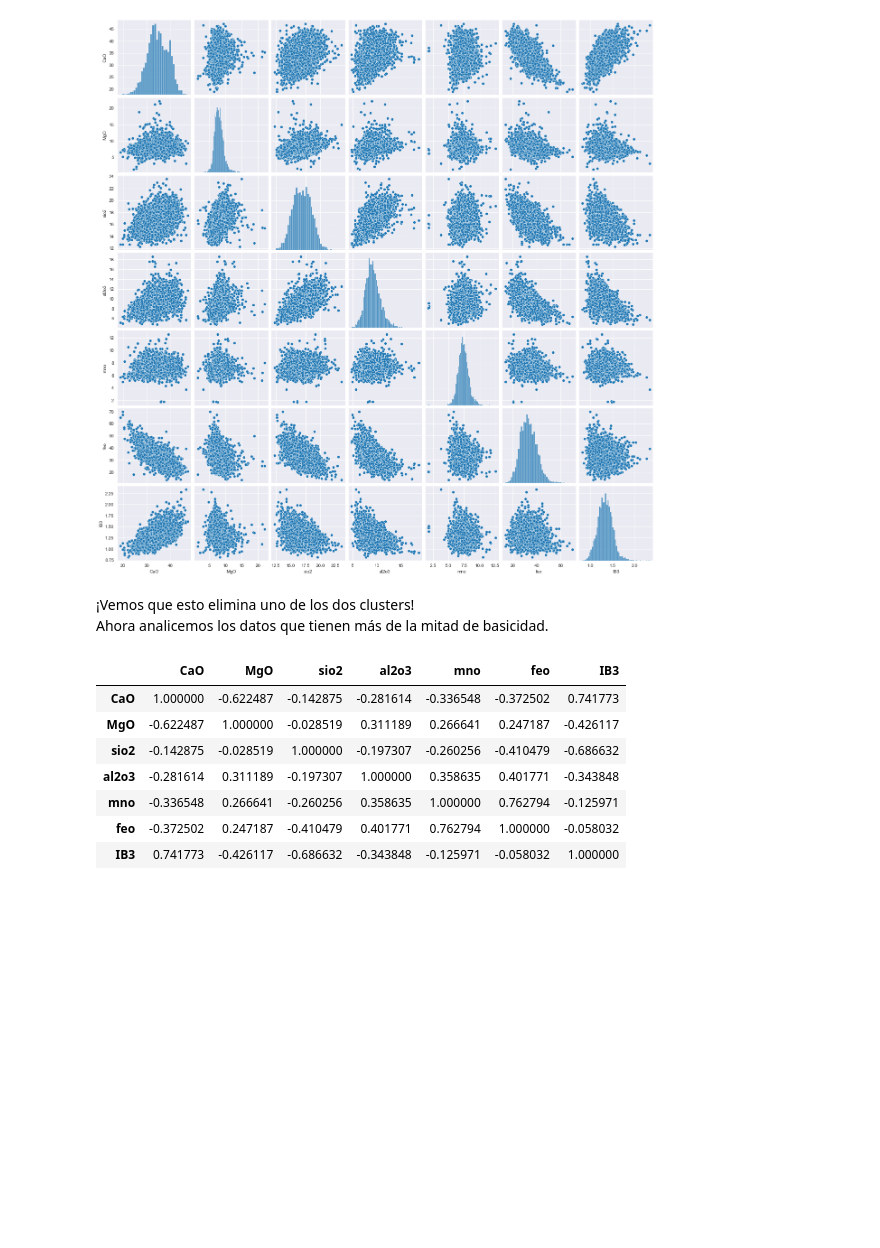
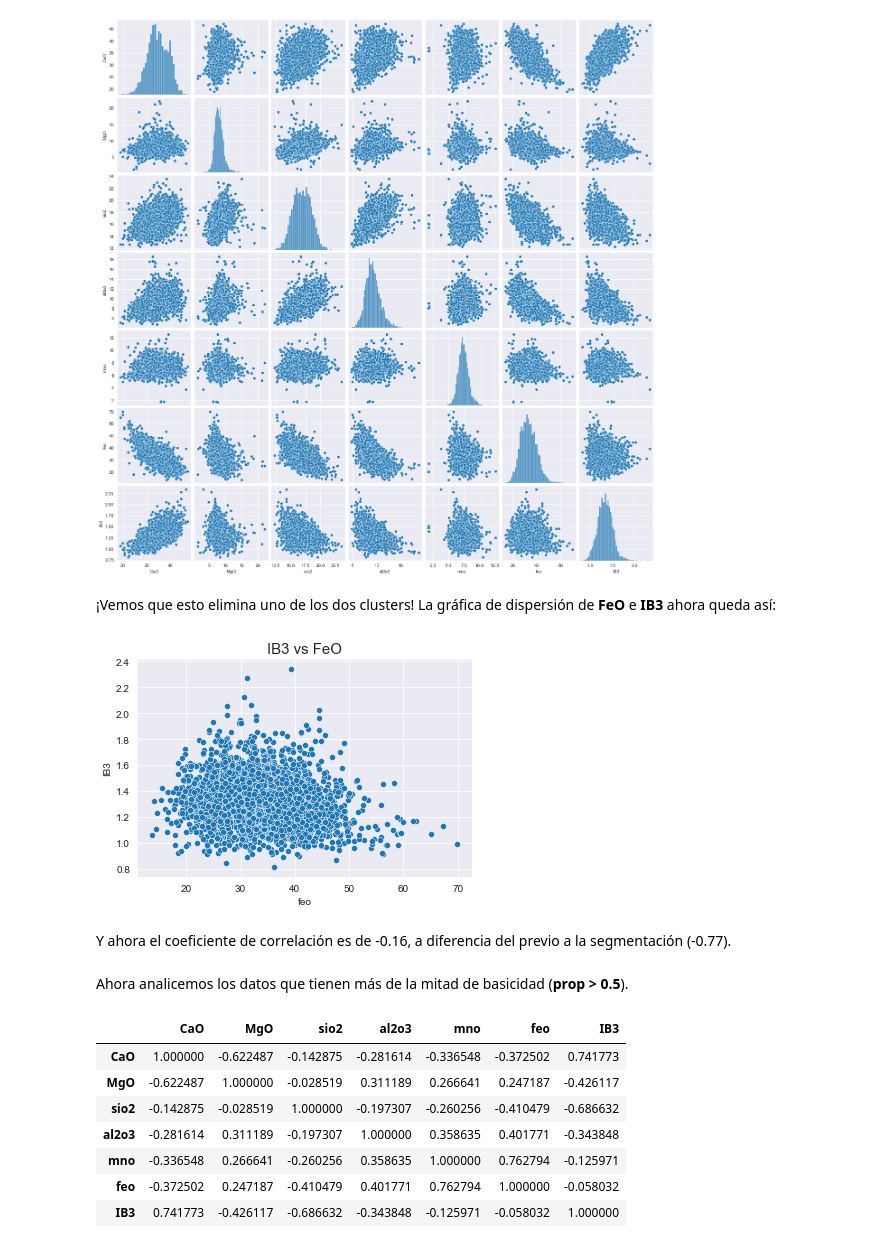
Before and after one commit to gutierrezrd90/assessment_deacero, a Jupyter notebook: Analysis.ipynb, the cells around one changed output. Drawn from its saved outputs; the diff is of its cells as text; code cells hidden in the pictures; blank space fills up the shorter version.

```diff
--- a/Analysis.ipynb
+++ b/Analysis.ipynb
@@ -547,8 +554,16 @@ sns.pairplot(df[df["prop"]<0.5][["CaO","MgO","sio2","al2o3","mno","feo","IB3"]])
 # %% [output]
 [figure]
 # %% [markdown]
-¡Vemos que esto elimina uno de los dos clusters!
-Ahora analicemos los datos que tienen más de la mitad de basicidad.
+¡Vemos que esto elimina uno de los dos clusters! La gráfica de dispersión de **FeO** e **IB3** ahora queda así:
+# %%
+p2 = sns.scatterplot(x=df[df["prop"]<0.5]['feo'], y=df[df["prop"]<0.5]['IB3'])
+p2.set_title('IB3 vs FeO', fontsize=15);
+# %% [output]
+[figure, added]
+# %% [markdown]
+Y ahora el coeficiente de correlación es de -0.16, a diferencia del previo a la segmentación (-0.77).
+# %% [markdown]
+Ahora analicemos los datos que tienen más de la mitad de basicidad (**prop > 0.5**).
 # %%
 matrix_correlation3 = df[df["prop"]>0.5][["CaO","MgO","sio2","al2o3","mno","feo","IB3"]].corr()
 matrix_correlation3
```
Also changed, not shown: parts of 31 cells of this notebook, 1 other file.
